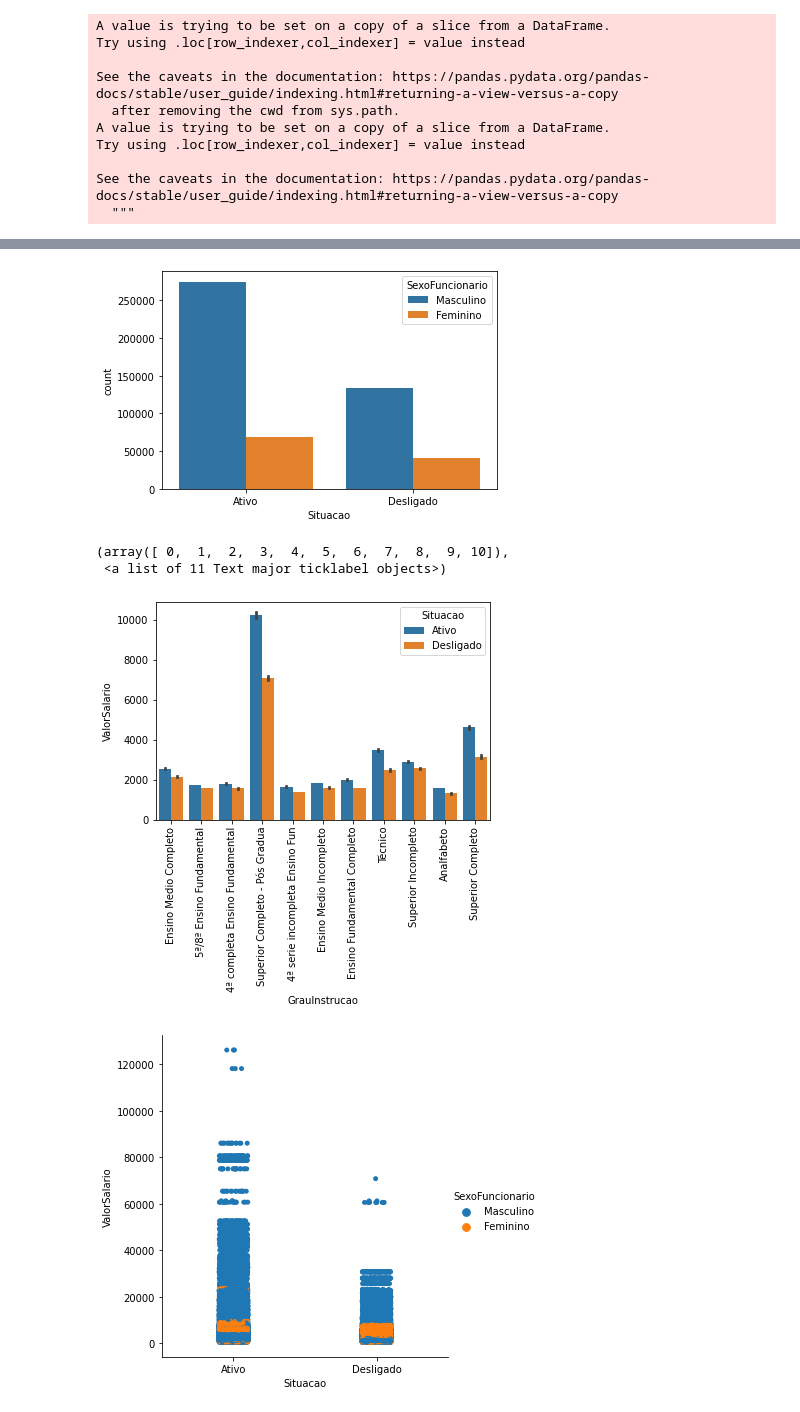
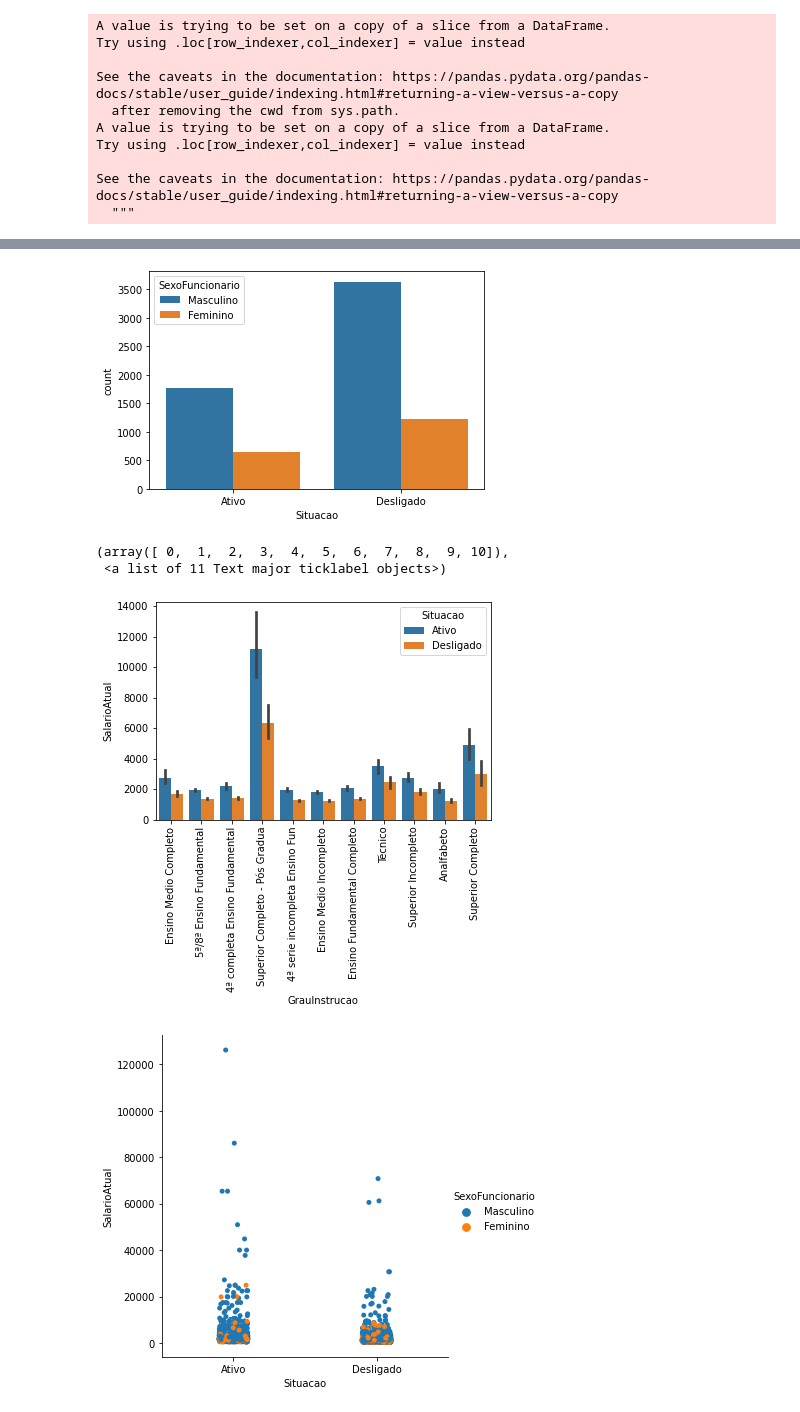
Before and after one commit to NophaieViscente/AnaliseTurnover, a Jupyter notebook: Análise_Turnover.ipynb, the cells around one changed output, grey strips where cells are left out. Saved outputs shown, nothing was run; the diff lists cells and outputs as text; code cells hidden in the pictures.

```diff
--- a/Análise_Turnover.ipynb
+++ b/Análise_Turnover.ipynb
@@ -8,7 +8,7 @@ import seaborn as sns
 import numpy as np
 # %%
 # Lendo o arquivo csv extraído.
-df = pd.read_csv('/content/drive/MyDrive/funcionarios.csv', encoding='latin-1')
+df = pd.read_csv('/content/drive/MyDrive/funcionarios_unique.csv', encoding='latin-1')
 # %%
 # Retirando dados inconsistentes, que não contém a Data de Admissão.
 df = df.loc[df.DataAdmissao != '-']
@@ -151,31 +144,31 @@ plt.show()
 sns.countplot(df['Situacao'], hue=df['SexoFuncionario'])
 plt.show()
 # %% [output]
-[figure, old version]
+[figure, new version]
 # %%
 df.CargoFuncionario = df.CargoFuncionario.str.upper()
 # %%
 # capturando o indice das linhas que não tem o valor de salário.
 listaRemover = []
-for i in df.ValorSalario.items() :
+for i in df.SalarioAtual.items() :
   if i[1] == '-' :
     listaRemover.append(i[0])
 # Removendo as linhas capturadas do dataset.
 df = df.drop(listaRemover)
 # %%
-df.ValorSalario = df.ValorSalario.astype('float64')
+df.SalarioAtual = df.SalarioAtual.astype('float64')
 # %%
-sns.barplot(x='GrauInstrucao',y='ValorSalario',hue='Situacao',data=df)
+sns.barplot(x='GrauInstrucao',y='SalarioAtual',hue='Situacao',data=df)
 plt.xticks(rotation=90)
 # %% [output]
 (array([ 0,  1,  2,  3,  4,  5,  6,  7,  8,  9, 10]),
  <a list of 11 Text major ticklabel objects>)
-[figure, old version]
+[figure, new version]
 # %%
-sns.catplot(x='Situacao',y='ValorSalario',hue='SexoFuncionario',data=df)
+sns.catplot(x='Situacao',y='SalarioAtual',hue='SexoFuncionario',data=df)
 plt.show()
 # %% [output]
-[figure, old version]
+[figure, new version]
 # %%
 data = data.drop('CargoFuncionario',axis=1)
 # %%
```
Also changed, not shown: parts of 16 cells of this notebook.
